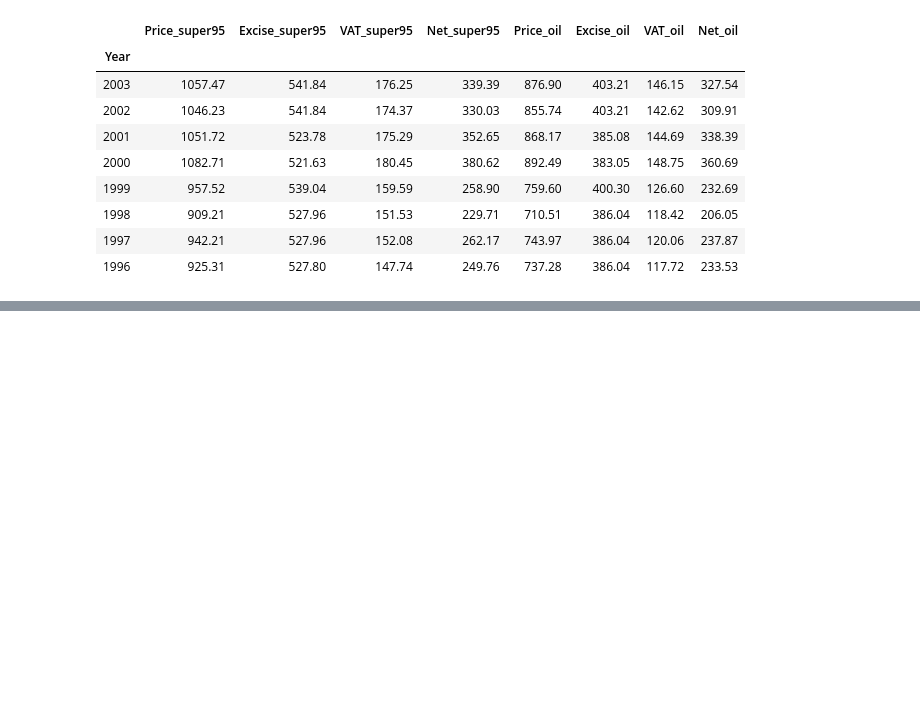
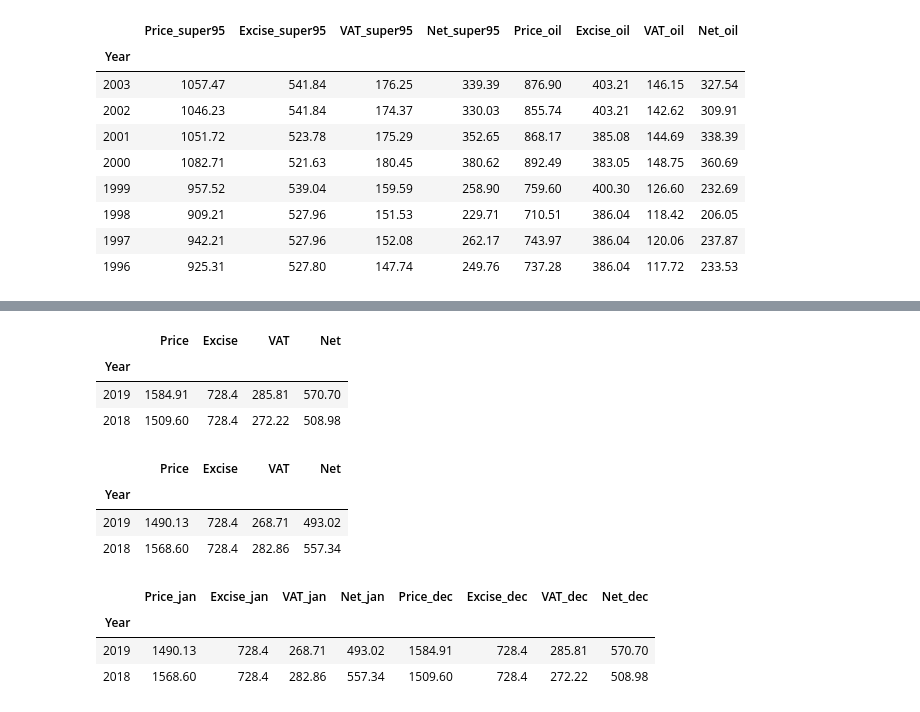
Before and after one commit to enricobacis/enricobacis.github.io, a Jupyter notebook: data/notebooks/03.5-Data Input and Output.ipynb, the cells around one changed output, grey strips where cells are left out. Cells and saved outputs as stored; diff of their text form; code cells hidden in the pictures; blank space fills up the shorter version.

```diff
--- a/data/notebooks/03.5-Data Input and Output.ipynb
+++ b/data/notebooks/03.5-Data Input and Output.ipynb
@@ -230,0 +293,24 @@ fuels[fuels['Price_super95'] > fuels['Price_oil'] * 1.2]
+# %%
+december = monthly_super95.xs('December', level='Month')
+december.head(2)
+# %% [output]
+|  | Price | Excise | VAT | Net |
+| Year |  |  |  |  |
+| 2019 | 1584.91 | 728.4 | 285.81 | 570.70 |
+| 2018 | 1509.60 | 728.4 | 272.22 | 508.98 |
+# %%
+january = monthly_super95.xs('January', level='Month')
+january.head(2)
+# %% [output]
+|  | Price | Excise | VAT | Net |
+| Year |  |  |  |  |
+| 2019 | 1490.13 | 728.4 | 268.71 | 493.02 |
+| 2018 | 1568.60 | 728.4 | 282.86 | 557.34 |
+# %%
+diff = january.join(december, lsuffix='_jan', rsuffix='_dec')
+diff.head(2)
+# %% [output]
+|  | Price_jan | Excise_jan | VAT_jan | Net_jan | Price_dec | Excise_dec | VAT_dec | Net_dec |
+| Year |  |  |  |  |  |  |  |  |
+| 2019 | 1490.13 | 728.4 | 268.71 | 493.02 | 1584.91 | 728.4 | 285.81 | 570.70 |
+| 2018 | 1568.60 | 728.4 | 282.86 | 557.34 | 1509.60 | 728.4 | 272.22 | 508.98 |
```
Also changed, not shown: parts of 14 cells of this notebook, 3 other files.
